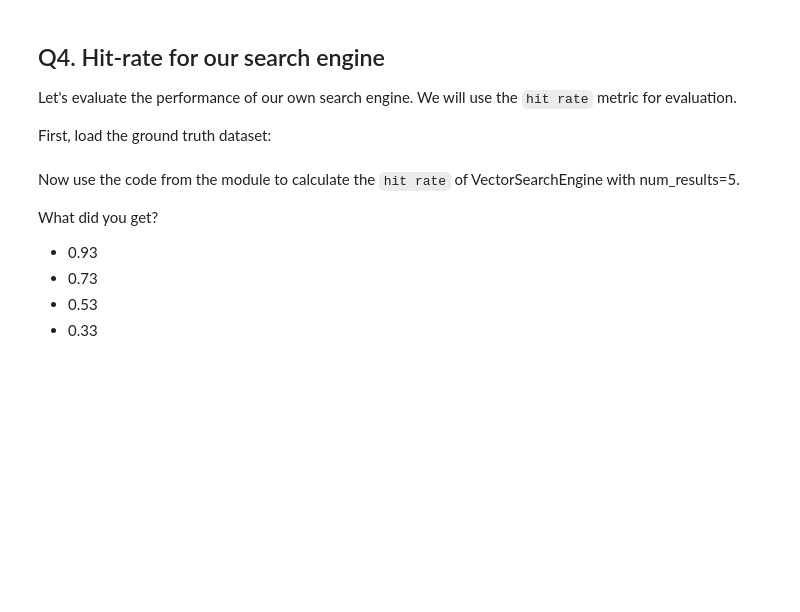
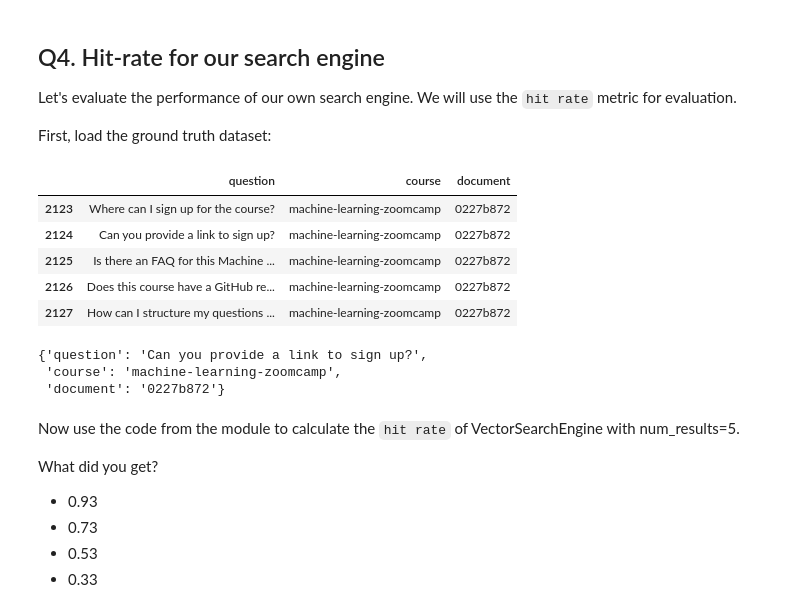
Before and after one commit to tmeach/llm_zoomcamp_2025, a Jupyter notebook: 03_vector_search/homework/homework_book.ipynb, the cells around one changed output. Drawn from its saved outputs; the diff is of its cells as text; code cells hidden in the pictures; blank space fills up the shorter version.

````diff
--- a/03_vector_search/homework/homework_book.ipynb
+++ b/03_vector_search/homework/homework_book.ipynb
@@ -246,6 +238,21 @@ ground_truth_url = f'{base_url}/{relative_url}?raw=1'
 df_ground_truth = pd.read_csv(ground_truth_url)
 df_ground_truth = df_ground_truth[df_ground_truth.course == 'machine-learning-zoomcamp']
 ground_truth = df_ground_truth.to_dict(orient='records')
+# %%
+df_ground_truth.head(5)
+# %% [output]
+|  | question | course | document |
+| 2123 | Where can I sign up for the course? | machine-learning-zoomcamp | 0227b872 |
+| 2124 | Can you provide a link to sign up? | machine-learning-zoomcamp | 0227b872 |
+| 2125 | Is there an FAQ for this Machine ... | machine-learning-zoomcamp | 0227b872 |
+| 2126 | Does this course have a GitHub re... | machine-learning-zoomcamp | 0227b872 |
+| 2127 | How can I structure my questions ... | machine-learning-zoomcamp | 0227b872 |
+# %%
+ground_truth[1]
+# %% [output]
+{'question': 'Can you provide a link to sign up?',
+ 'course': 'machine-learning-zoomcamp',
+ 'document': '0227b872'}
 # %% [markdown]
 Now use the code from the module to calculate the ```hit rate``` of VectorSearchEngine with num_results=5.
 
````
Also changed, not shown: parts of 30 cells of this notebook.
